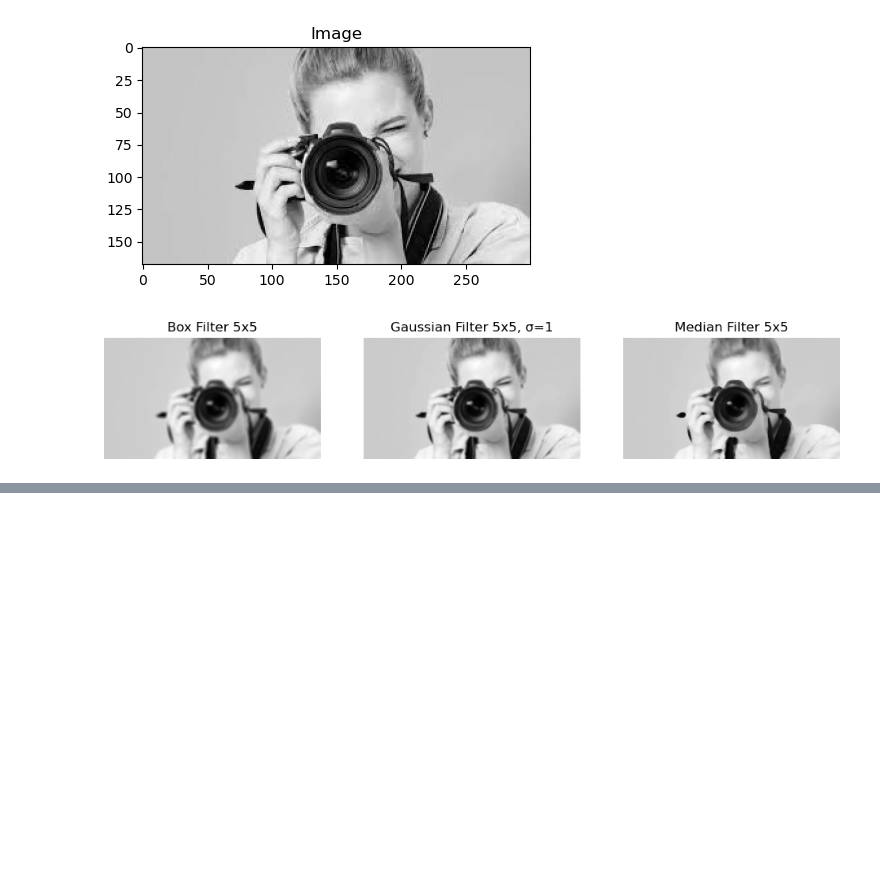
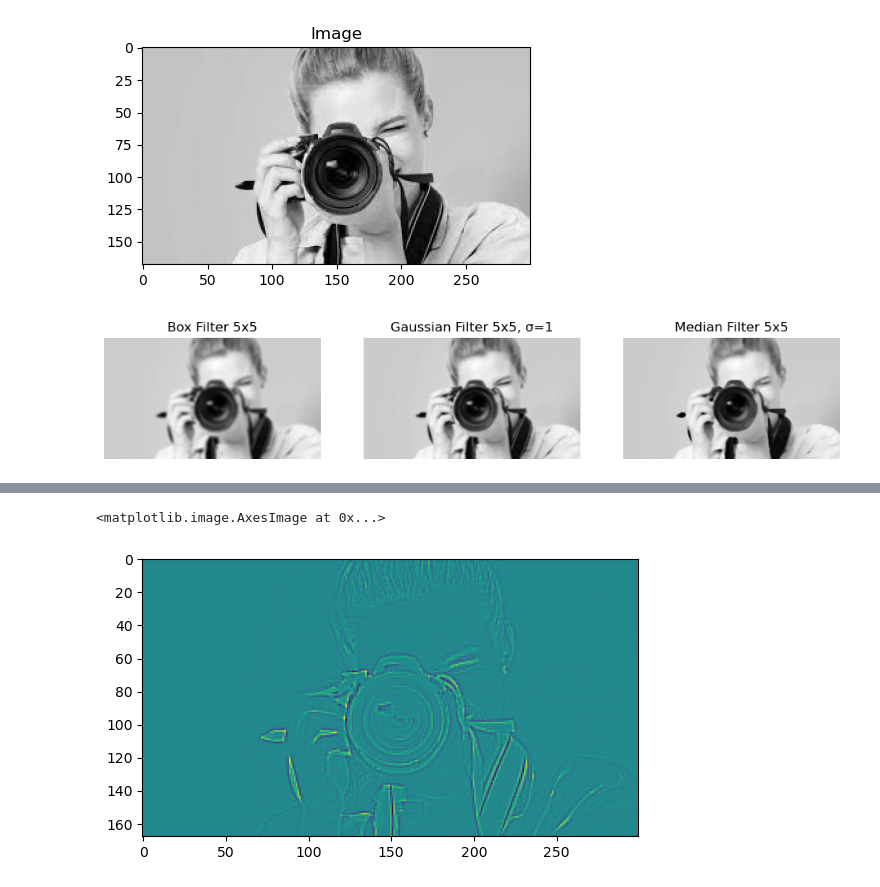
Before and after one commit to Darshan2082002/Python-Project-for-my-understanding, a Jupyter notebook: CV/CV_convolution_operation.ipynb, the cells around one changed output, grey strips where cells are left out. Drawn from its saved outputs; the diff is of its cells as text; code cells hidden in the pictures; blank space fills up the shorter version.

```diff
--- a/CV/CV_convolution_operation.ipynb
+++ b/CV/CV_convolution_operation.ipynb
@@ -93,0 +92,6 @@ plt.show()
+# %%
+lap=cv2.Laplacian(img_gray,cv2.CV_64F,ksize=3)
+plt.imshow(lap)
+# %% [output]
+<matplotlib.image.AxesImage at 0x...>
+[figure, added]
```
Also changed, not shown: parts of 10 cells of this notebook, 3 other files.
